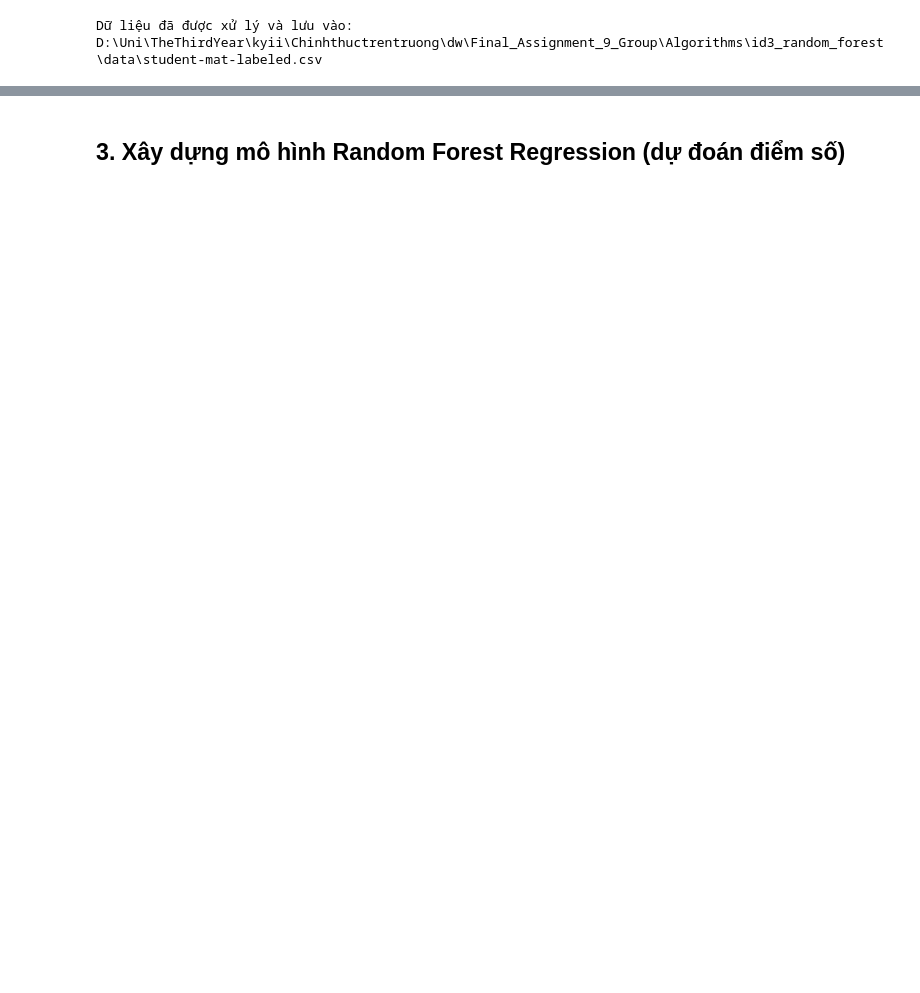
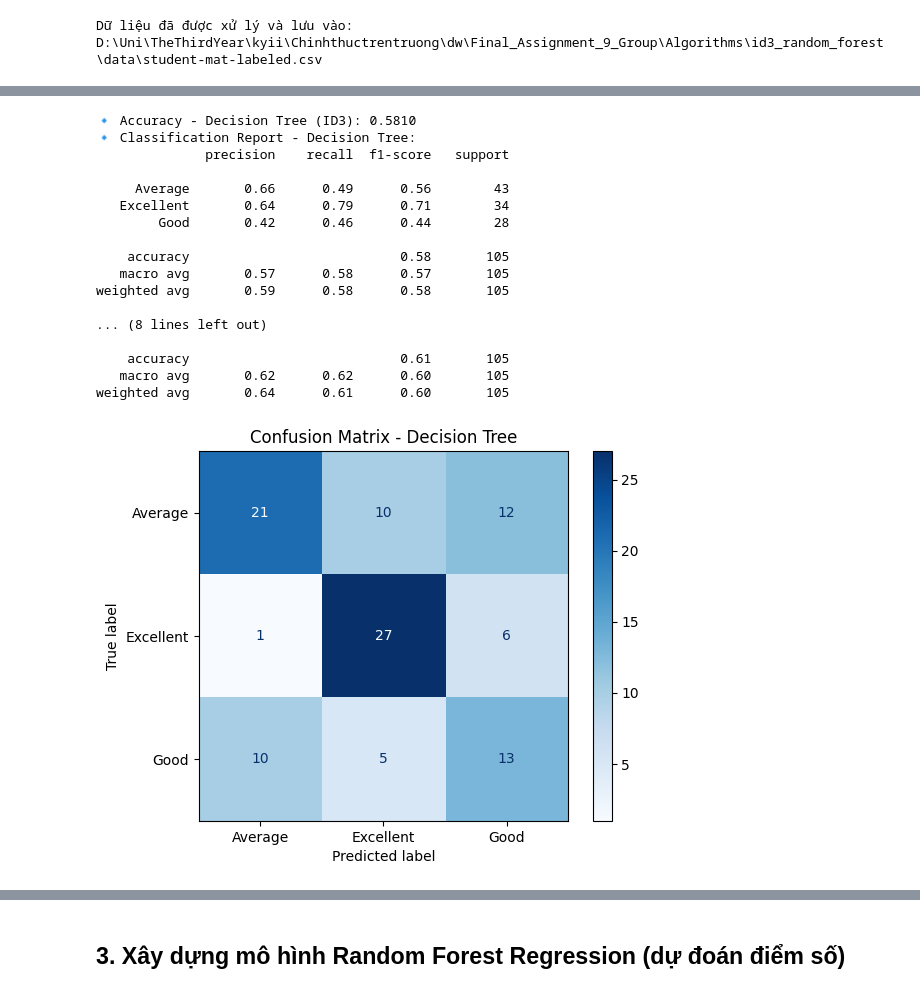
Before and after one commit to qanngyen/Data-Mining-Algorithm, a Jupyter notebook: Algorithms/id3_random_forest/id3random.ipynb, the cells around one changed output, grey strips where cells are left out. Saved outputs shown, nothing was run; the diff lists cells and outputs as text; code cells hidden in the pictures; blank space fills up the shorter version.

```diff
--- a/Algorithms/id3_random_forest/id3random.ipynb
+++ b/Algorithms/id3_random_forest/id3random.ipynb
@@ -143,0 +166,72 @@ Macro AUC - Random Forest: 0.6827
+# %%
+def evaluate_models(results):
+    dt = results['dt']
+    rf = results['rf']
+    y_test = results['y_test']
+    y_pred_dt = results['y_pred_dt']
+    y_score_dt = results['y_score_dt']
+    y_pred_rf = results['y_pred_rf']
+    y_score_rf = results['y_score_rf']
+    class_names = results['class_names']
+
+    print(f"\nAccuracy - Decision Tree (ID3): {accuracy_score(y_test, y_pred_dt):.4f}")
+    print(f"Classification Report - Decision Tree:\n{classification_report(y_test, y_pred_dt, target_names=class_names)}")
+
+    print(f"\nAccuracy - Random Forest (SMOTE): {accuracy_score(y_test, y_pred_rf):.4f}")
+    print(f"Classification Report - Random Forest:\n{classification_report(y_test, y_pred_rf, target_names=class_names)}")
+
+    # Vẽ Confusion Matrix
+    def plot_cm(y_true, y_pred, model_name):
+        cm = confusion_matrix(y_true, y_pred)
+        disp = ConfusionMatrixDisplay(confusion_matrix=cm, display_labels=class_names)
+        disp.plot(cmap=plt.cm.Blues)
+        plt.title(f"Confusion Matrix - {model_name}")
+        plt.show()
+
+    plot_cm(y_test, y_pred_dt, "Decision Tree")
+    plot_cm(y_test, y_pred_rf, "Random Forest")
+
+    # Vẽ ROC Curve cho từng lớp (multiclass)
+    y_test_bin = label_binarize(y_test, classes=np.arange(len(class_names)))
+
+    def plot_roc(y_true_bin, y_score, model_name):
+        plt.figure(figsize=(10, 8))
+        for i in range(len(class_names)):
+            fpr, tpr, _ = roc_curve(y_true_bin[:, i], y_score[:, i])
+            roc_auc = auc(fpr, tpr)
+            plt.plot(fpr, tpr, lw=2,
+                     label=f'ROC curve of class {class_names[i]} (area = {roc_auc:.2f})')
+        plt.plot([0, 1], [0, 1], 'k--', lw=2)
+        plt.xlim([0.0, 1.0])
+        plt.ylim([0.0, 1.05])
+        plt.xlabel('False Positive Rate')
+        plt.ylabel('True Positive Rate')
+        plt.title(f'ROC Curve - {model_name}')
+        plt.legend(loc="lower right")
+        plt.show()
+
+    plot_roc(y_test_bin, y_score_dt, "Decision Tree")
+    plot_roc(y_test_bin, y_score_rf, "Random Forest")
+
+
+# === Gọi hàm ===
+evaluate_models(results)
+# %% [output]
+🔹 Accuracy - Decision Tree (ID3): 0.5810
+🔹 Classification Report - Decision Tree:
+              precision    recall  f1-score   support
+
+     Average       0.66      0.49      0.56        43
+   Excellent       0.64      0.79      0.71        34
+        Good       0.42      0.46      0.44        28
+
+    accuracy                           0.58       105
+   macro avg       0.57      0.58      0.57       105
+weighted avg       0.59      0.58      0.58       105
+
+... (8 lines left out)
+
+    accuracy                           0.61       105
+   macro avg       0.62      0.62      0.60       105
+weighted avg       0.64      0.61      0.60       105
+[figure, added]
```
Also changed, not shown: parts of 14 cells of this notebook, 7 other files.
